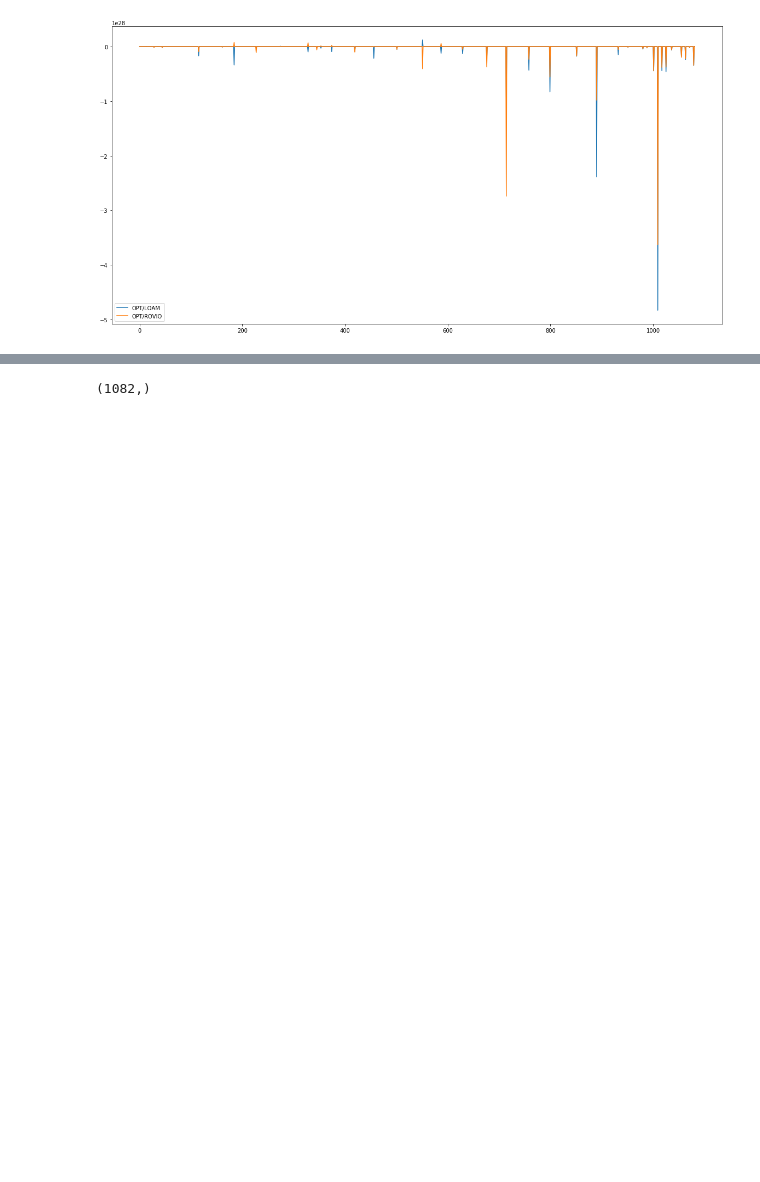
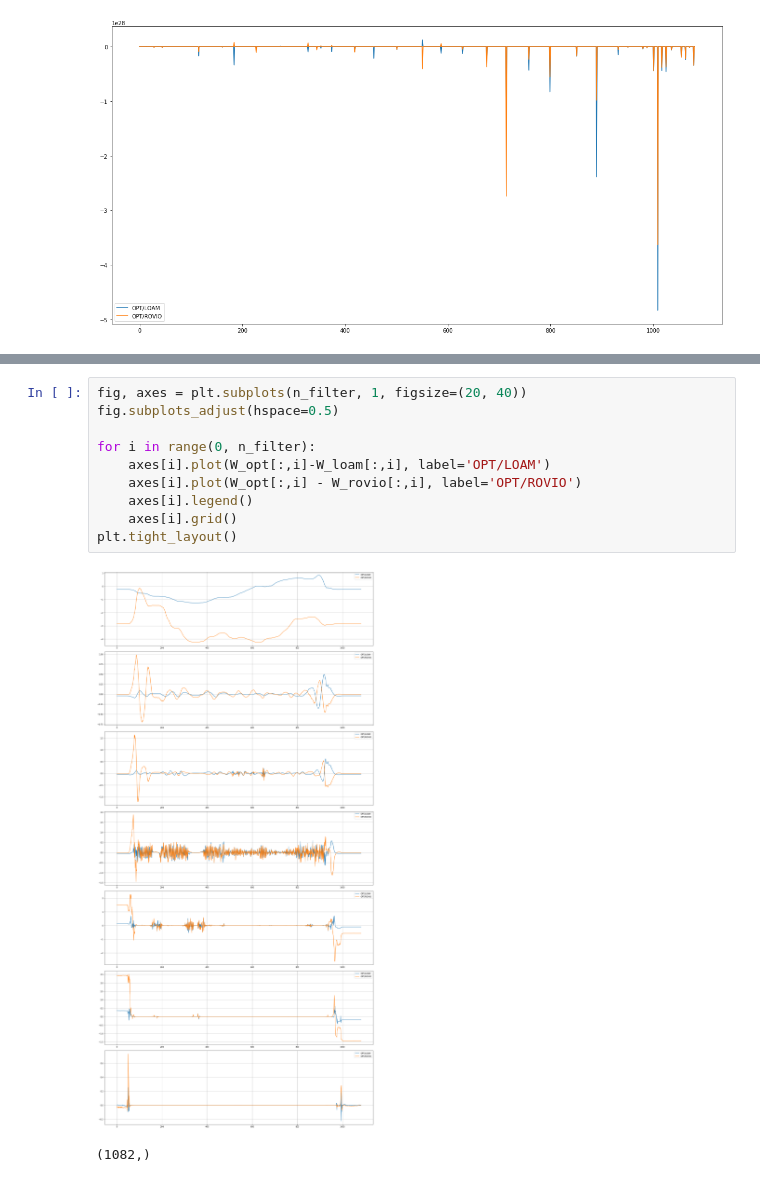
Before and after one commit to ethz-asl/fgsp, a Jupyter notebook: src/Mission_03_test_new_graph.ipynb, the cells around one changed output, grey strips where cells are left out. Drawn from its saved outputs; the diff is of its cells as text; blank space fills up the shorter version.

```diff
--- a/src/Mission_03_test_new_graph.ipynb
+++ b/src/Mission_03_test_new_graph.ipynb
@@ -403,3 +412,15 @@ array([1009,  890,  714,  799, 1025])
+# %%
+fig, axes = plt.subplots(n_filter, 1, figsize=(20, 40))
+fig.subplots_adjust(hspace=0.5)
+
+for i in range(0, n_filter):
+    axes[i].plot(W_opt[:,i]-W_loam[:,i], label='OPT/LOAM')
+    axes[i].plot(W_opt[:,i] - W_rovio[:,i], label='OPT/ROVIO')
+    axes[i].legend()
+    axes[i].grid()
+plt.tight_layout()
+# %% [output]
+[figure, added]
 # %%
 # %% [output]
 (1082,)
```
Also changed, not shown: parts of 5 cells of this notebook, 1 other file.
